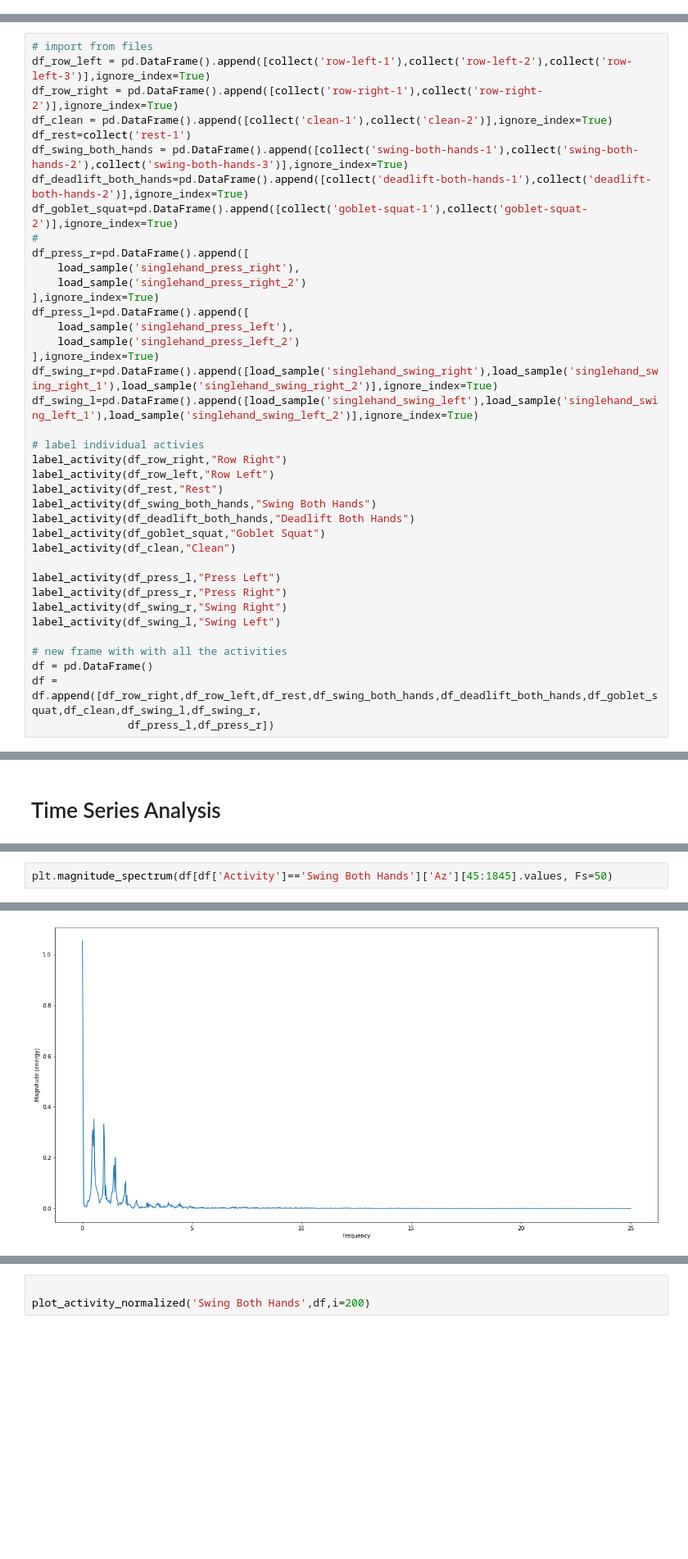
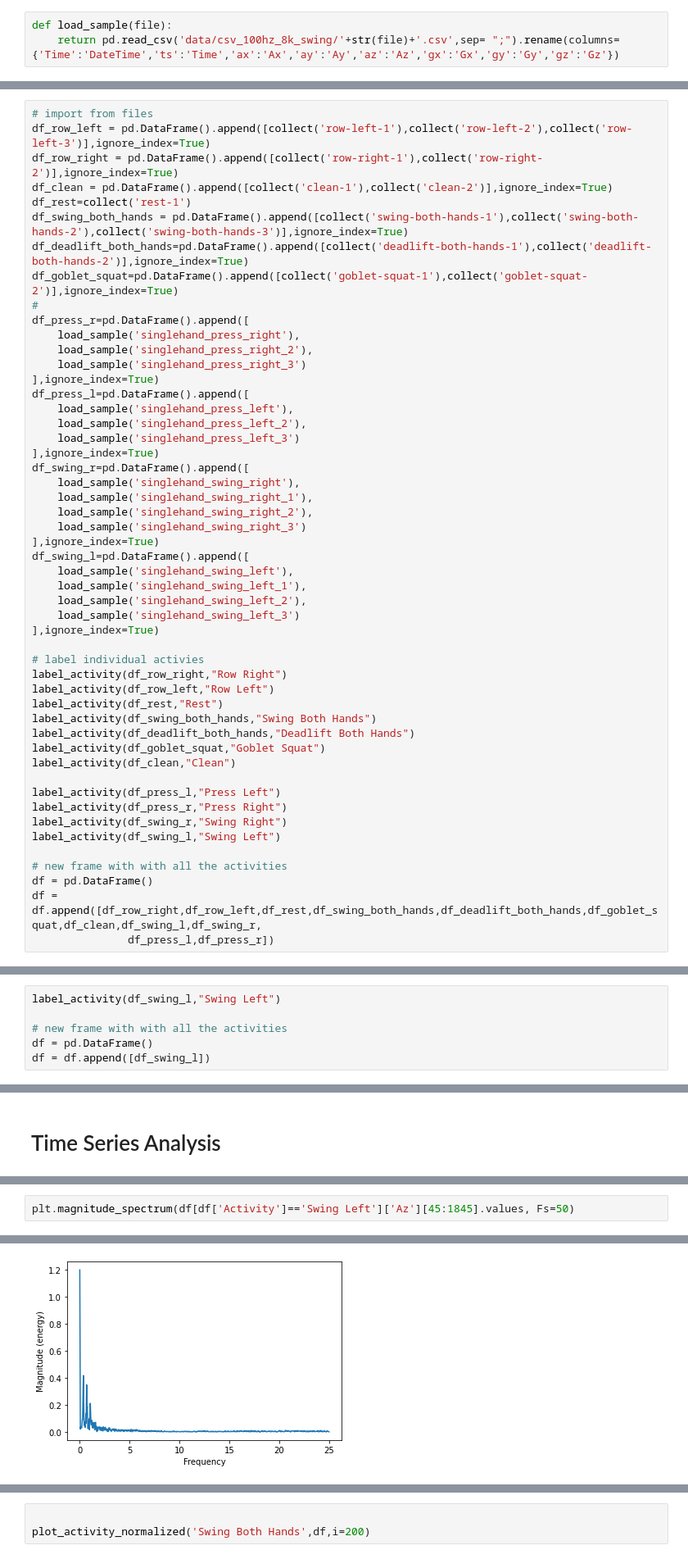
Before and after one commit to nikitaignatov/kettlebox, a Jupyter notebook: ml/kettlebell_tensorflow_mode.ipynb, the cells around one changed output, grey strips where cells are left out. Shown at 82% size. Saved outputs shown, nothing was run; the diff lists cells and outputs as text; blank space fills up the shorter version.

Commit message:
updated the raw data

```diff
--- a/ml/kettlebell_tensorflow_mode.ipynb
+++ b/ml/kettlebell_tensorflow_mode.ipynb
@@ -46,6 +46,9 @@ Loads the data from the sample file from dir that contains sample data with Hz s
 # %%
 def load_sample(file):
     return pd.read_csv('data/csv_100hz_8kg/'+str(file)+'.csv',sep= ";").rename(columns={'Time':'DateTime','ts':'Time','ax':'Ax','ay':'Ay','az':'Az','gx':'Gx','gy':'Gy','gz':'Gz'})
+# %%
+def load_sample(file):
+    return pd.read_csv('data/csv_100hz_8k_swing/'+str(file)+'.csv',sep= ";").rename(columns={'Time':'DateTime','ts':'Time','ax':'Ax','ay':'Ay','az':'Az','gx':'Gx','gy':'Gy','gz':'Gz'})
 # %% [markdown]
 ## label_activity
 Sets the label column for the dataset
@@ -153,14 +159,26 @@ df_goblet_squat=pd.DataFrame().append([collect('goblet-squat-1'),collect('goblet
 #
 df_press_r=pd.DataFrame().append([
     load_sample('singlehand_press_right'),
-    load_sample('singlehand_press_right_2')
+    load_sample('singlehand_press_right_2'),
+    load_sample('singlehand_press_right_3')
 ],ignore_index=True)
 df_press_l=pd.DataFrame().append([
     load_sample('singlehand_press_left'),
-    load_sample('singlehand_press_left_2')
+    load_sample('singlehand_press_left_2'),
+    load_sample('singlehand_press_left_3')
 ],ignore_index=True)
-df_swing_r=pd.DataFrame().append([load_sample('singlehand_swing_right'),load_sample('singlehand_swing_right_1'),load_sample('singlehand_swing_right_2')],ignore_index=True)
-df_swing_l=pd.DataFrame().append([load_sample('singlehand_swing_left'),load_sample('singlehand_swing_left_1'),load_sample('singlehand_swing_left_2')],ignore_index=True)
+df_swing_r=pd.DataFrame().append([
+    load_sample('singlehand_swing_right'),
+    load_sample('singlehand_swing_right_1'),
+    load_sample('singlehand_swing_right_2'),
+    load_sample('singlehand_swing_right_3')
+],ignore_index=True)
+df_swing_l=pd.DataFrame().append([
+    load_sample('singlehand_swing_left'),
+    load_sample('singlehand_swing_left_1'),
+    load_sample('singlehand_swing_left_2'),
+    load_sample('singlehand_swing_left_3')
+],ignore_index=True)
 
 # label individual activies
 label_activity(df_row_right,"Row Right")
@@ -187,3 +201,9 @@ plot_activity('Press Right',df,i=9000)
+# %%
+label_activity(df_swing_l,"Swing Left")
+
+# new frame with with all the activities
+df = pd.DataFrame()
+df = df.append([df_swing_l])
 # %%
 df[50:55]
 plot_activity('Swing Right',df,i=10000)
@@ -276,5 +288,5 @@ plot_activity('Swing Both Hands',df,i=1845)
 # %% [output]
 [figure]
 # %%
-plt.magnitude_spectrum(df[df['Activity']=='Swing Both Hands']['Az'][45:1845].values, Fs=50)
+plt.magnitude_spectrum(df[df['Activity']=='Swing Left']['Az'][45:1845].values, Fs=50)
 # %% [output]
@@ -293,9 +305,9 @@ plt.magnitude_spectrum(df[df['Activity']=='Swing Both Hands']['Az'][45:1845].val
 ... (392 lines left out)
         24.72222222, 24.75      , 24.77777778, 24.80555556, 24.83333333,
         24.86111111, 24.88888889, 24.91666667, 24.94444444, 24.97222222,
         25.        ]),
  <matplotlib.lines.Line2D at 0x...>)
-[figure, old version]
+[figure, new version]
 # %%
 plt.specgram(df[df['Activity']=='Swing Both Hands']['Am'][45:845].values,NFFT=10, Fs=50,noverlap=4)
 # %% [output]
```
Also changed, not shown: parts of 18 cells of this notebook, 23 other files.
